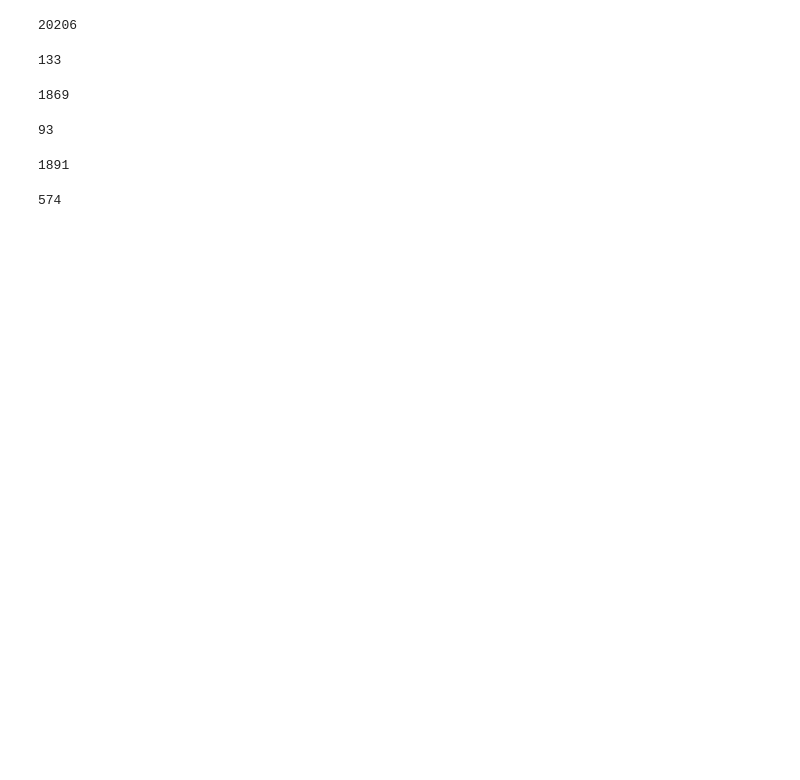
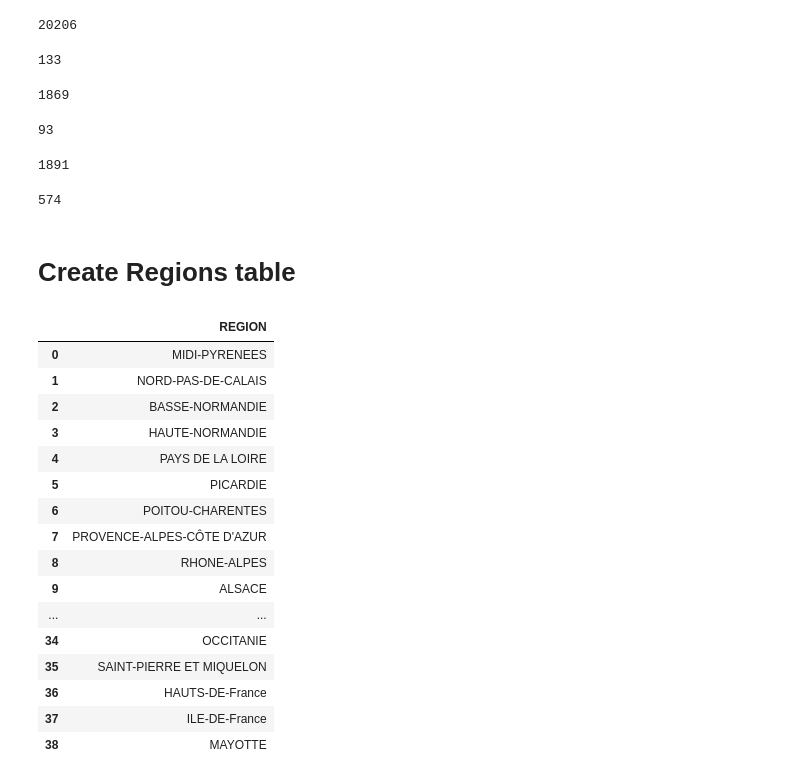
Before and after one commit to axele-mahalin/Final_Project, a Jupyter notebook: Final_project.ipynb, the cells around one changed output. Cells and saved outputs as stored; diff of their text form; code cells hidden in the pictures; blank space fills up the shorter version.

```diff
--- a/Final_project.ipynb
+++ b/Final_project.ipynb
@@ -783,3 +799,25 @@ Paris_exhibitions.to_sql('Paris_exhibitions', engine, 'exhibitions', if_exists='
 Paris_exhibitions_visitors.to_sql('Paris_exhibitions_visitors', engine, 'exhibitions', if_exists='replace', index=False)
 # %% [output]
 574
+# %% [markdown]
+# Create Regions table
+# %%
+regions
+# %% [output]
+|  | REGION |
+| 0 | MIDI-PYRENEES |
+| 1 | NORD-PAS-DE-CALAIS |
+| 2 | BASSE-NORMANDIE |
+| 3 | HAUTE-NORMANDIE |
+| 4 | PAYS DE LA LOIRE |
+| 5 | PICARDIE |
+| 6 | POITOU-CHARENTES |
+| 7 | PROVENCE-ALPES-CÔTE D'AZUR |
+| 8 | RHONE-ALPES |
+| 9 | ALSACE |
+| ... | ... |
+| 34 | OCCITANIE |
+| 35 | SAINT-PIERRE ET MIQUELON |
+| 36 | HAUTS-DE-France |
+| 37 | ILE-DE-France |
+| 38 | MAYOTTE |
```
Also changed, not shown: parts of 4 cells of this notebook.
